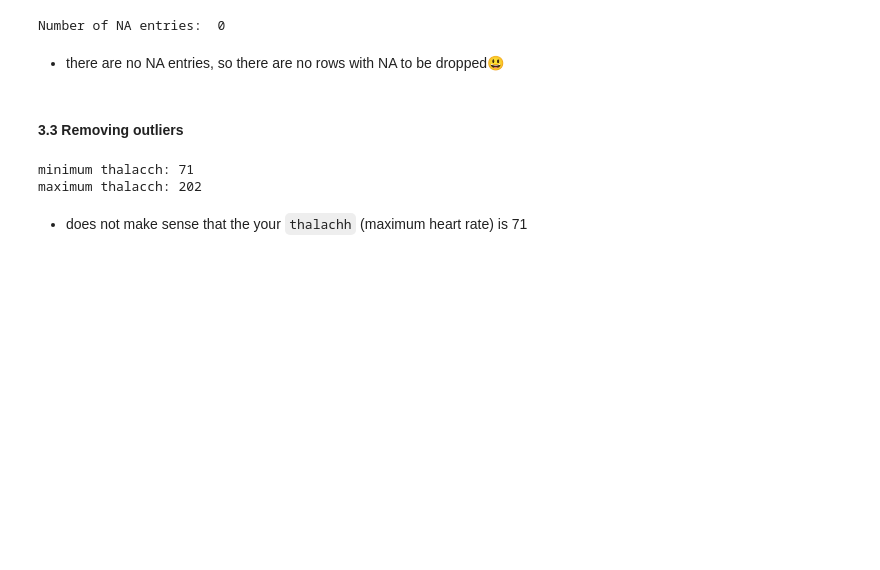
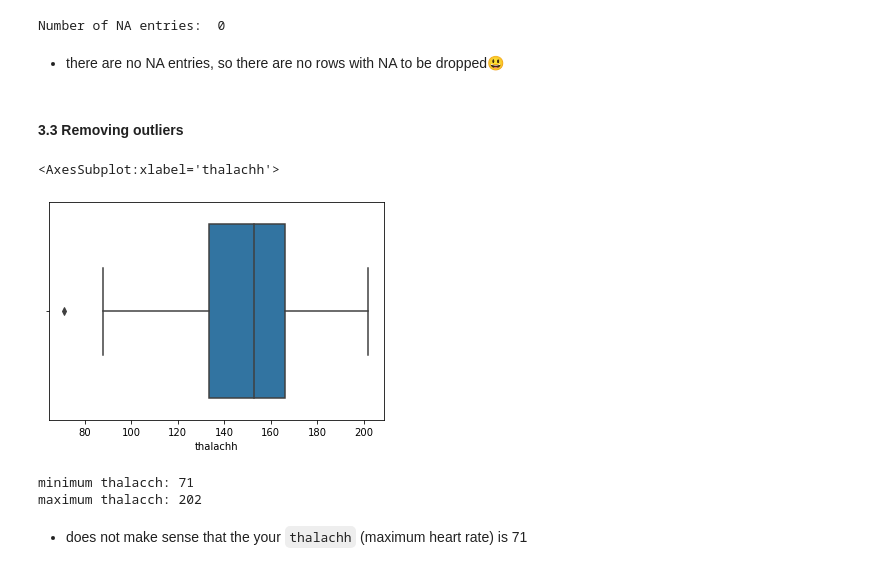
Before and after one commit to xJQx/bc2406-project, a Jupyter notebook: data-cleaning-preprocessing.ipynb, the cells around one changed output. Cells and saved outputs as stored; diff of their text form; code cells hidden in the pictures; blank space fills up the shorter version.

```diff
--- a/data-cleaning-preprocessing.ipynb
+++ b/data-cleaning-preprocessing.ipynb
@@ -427,6 +553,11 @@ Number of NA entries:  0
 - there are no NA entries, so there are no rows with NA to be dropped😃
 # %% [markdown]
 #### **3.3 Removing outliers**
+# %%
+sb.boxplot(x='thalachh', data=heart_attack_cleaned_df)
+# %% [output]
+<AxesSubplot:xlabel='thalachh'>
+[figure, added]
 # %%
 # thalachh - maximum heart rate
 print('minimum thalacch:', min(heart_attack_cleaned_df['thalachh']))
```
Also changed, not shown: parts of 12 cells of this notebook, 1 other file.
